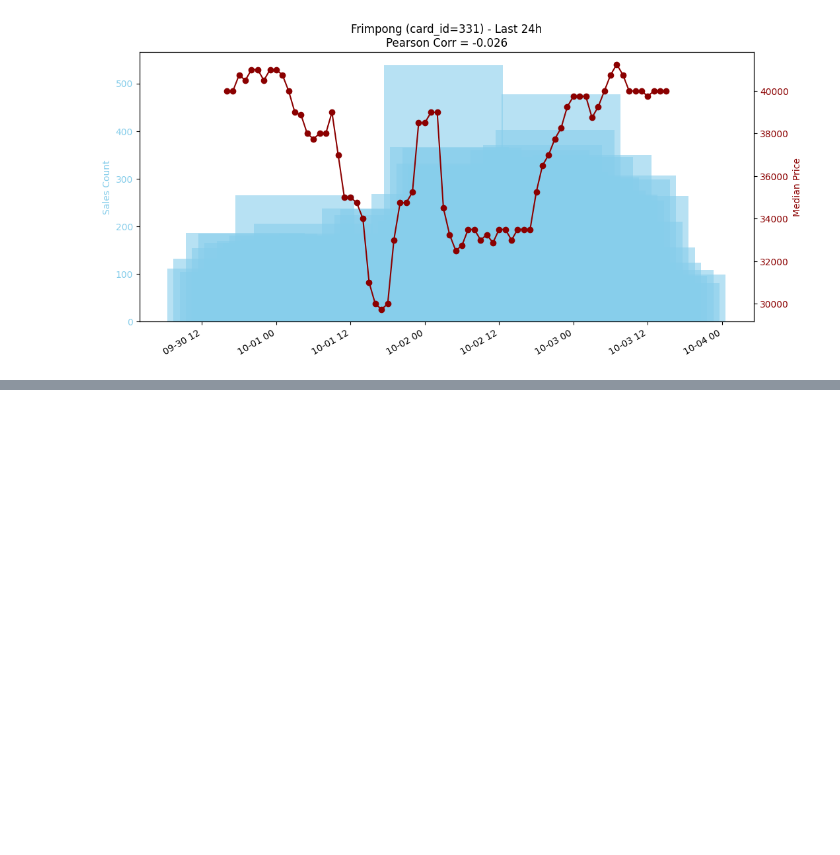
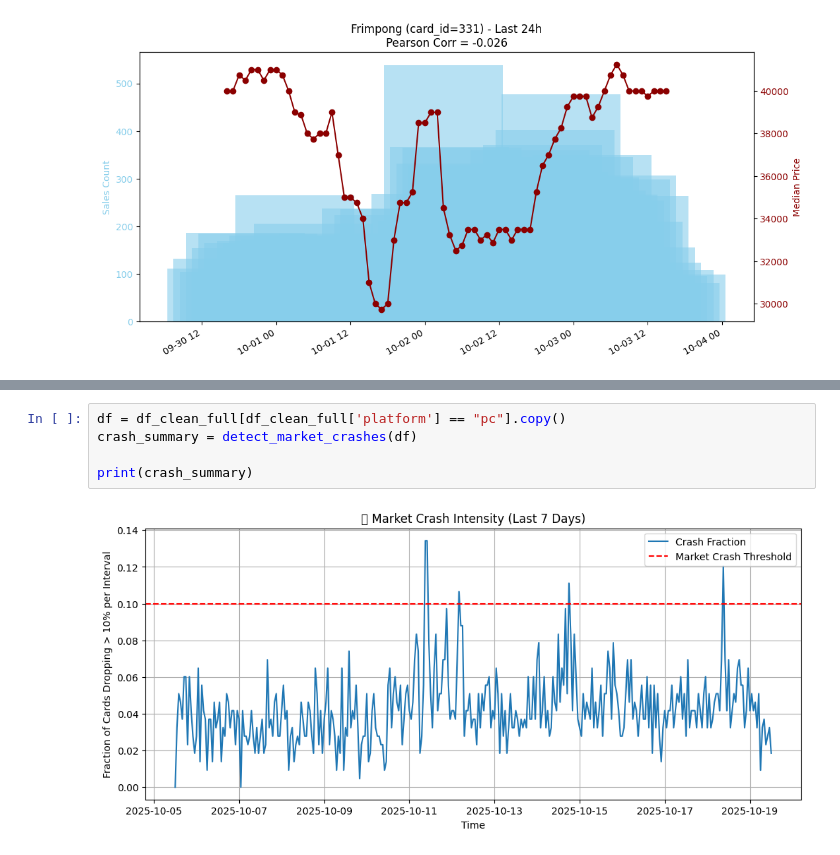
Before and after one commit to Shaninhooo/Data-Driven-Trading-Strategy-Research-on-FIFA-Market, a Jupyter notebook: analysis/research.ipynb, the cells around one changed output, grey strips where cells are left out. Drawn from its saved outputs; the diff is of its cells as text; blank space fills up the shorter version.

```diff
--- a/analysis/research.ipynb
+++ b/analysis/research.ipynb
@@ -157,0 +302,7 @@ plt.show()
+# %%
+df = df_clean_full[df_clean_full['platform'] == "pc"].copy()
+crash_summary = detect_market_crashes(df)
+
+print(crash_summary)
+# %% [output]
+[figure, added]
```
Also changed, not shown: parts of 12 cells of this notebook, 9 other files.
